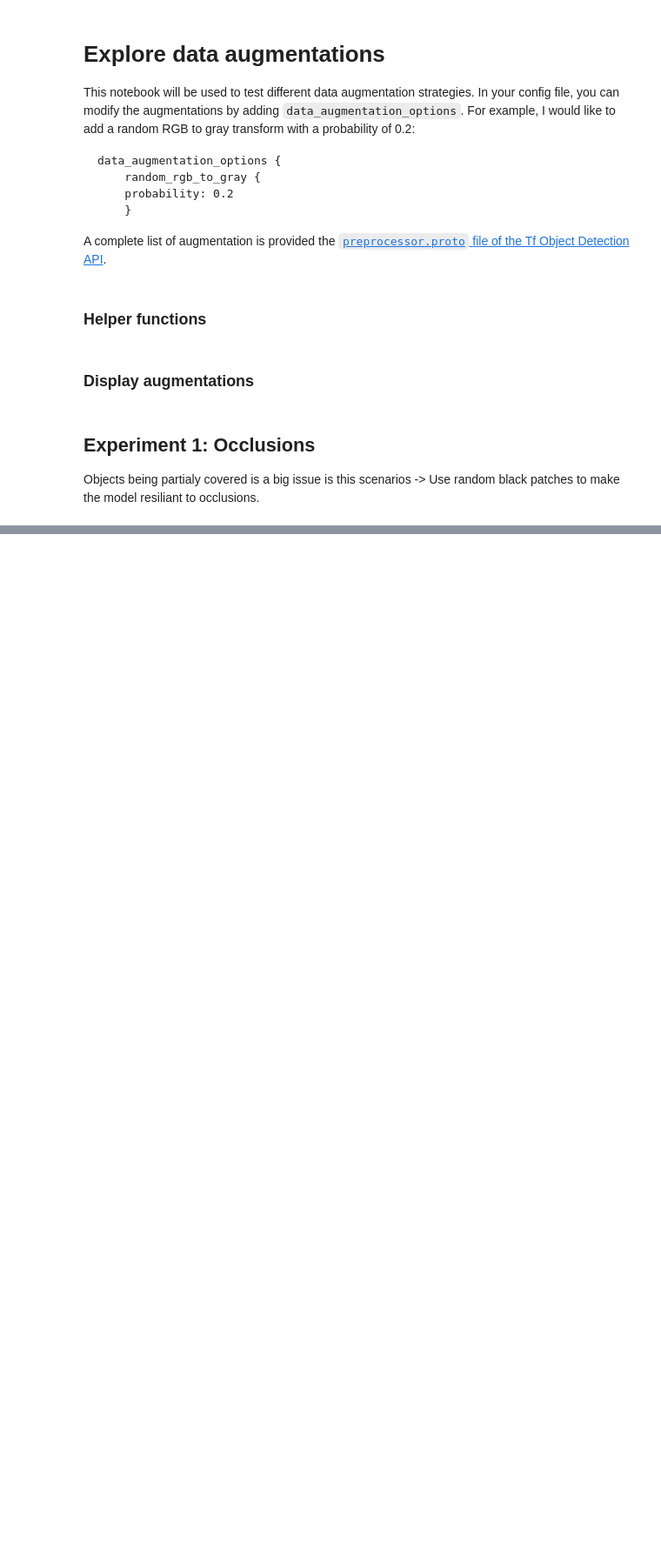
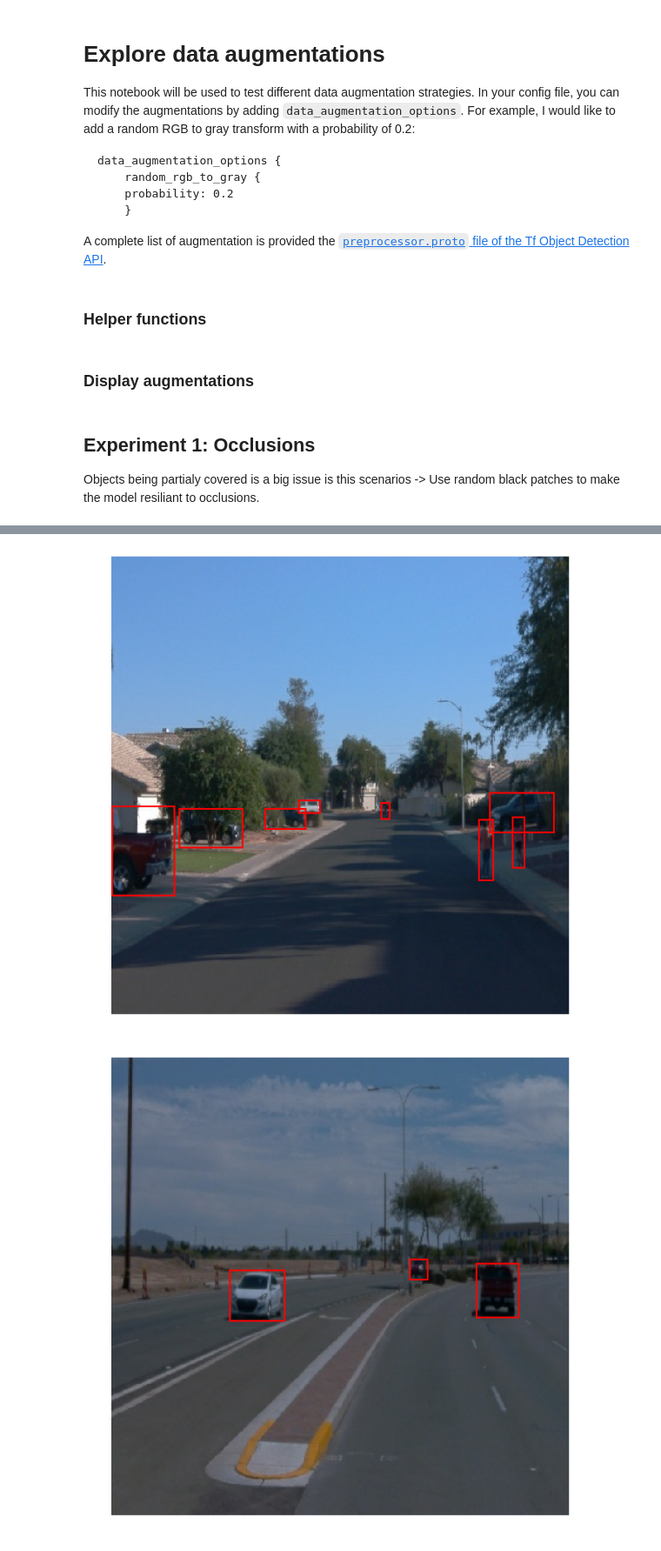
Before and after one commit to mcarfagno/nd013-c1-vision, a Jupyter notebook: Explore augmentations.ipynb, the cells around one changed output, grey strips where cells are left out. Shown at 87% size. Saved outputs shown, nothing was run; the diff lists cells and outputs as text; code cells hidden in the pictures; blank space fills up the shorter version.

Commit message:
added new augmentation, update augmentations notebook

```diff
--- a/Explore augmentations.ipynb
+++ b/Explore augmentations.ipynb
@@ -75,0 +97,2 @@ for batch in train_dataset.take(1):
+# %%
+train_dataset = get_train_input("./experiments/augmentations_2/pipeline_new.config")
@@ -75,0 +103,8 @@ for batch in train_dataset.take(1):
+# %%
+%matplotlib inline
+
+for batch in train_dataset.take(2):
+    display_batch(batch)
+# %% [output]
+[figure, added]
+[figure, added]
```
Also changed, not shown: parts of 5 cells of this notebook, 2 other files.
